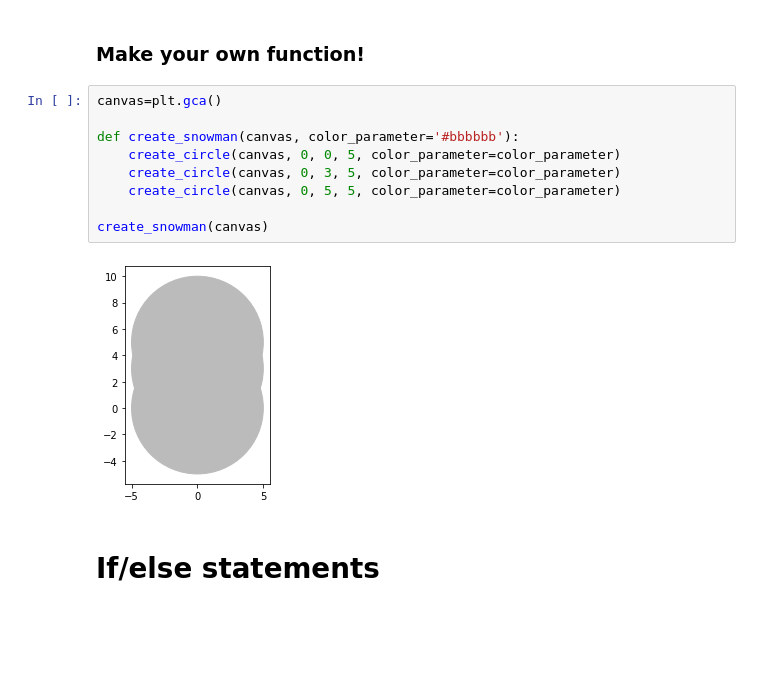
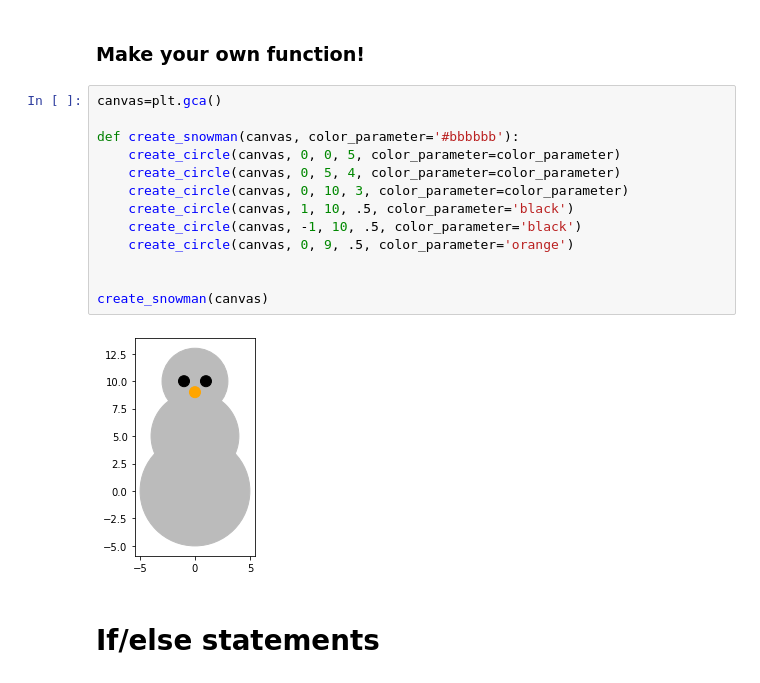
Before and after one commit to ekofman/CMM262Plan, a Jupyter notebook: Intro to Programming Examples.ipynb, the cells around one changed output. Saved outputs shown, nothing was run; the diff lists cells and outputs as text; blank space fills up the shorter version.

```diff
--- a/Intro to Programming Examples.ipynb
+++ b/Intro to Programming Examples.ipynb
@@ -19,14 +19,18 @@ create_circle(canvas, 3, 3, 4, color_parameter='red')
 # %%
 canvas=plt.gca()
 
 def create_snowman(canvas, color_parameter='#bbbbbb'):
     create_circle(canvas, 0, 0, 5, color_parameter=color_parameter)
-    create_circle(canvas, 0, 3, 5, color_parameter=color_parameter)
-    create_circle(canvas, 0, 5, 5, color_parameter=color_parameter)
+    create_circle(canvas, 0, 5, 4, color_parameter=color_parameter)
+    create_circle(canvas, 0, 10, 3, color_parameter=color_parameter)
+    create_circle(canvas, 1, 10, .5, color_parameter='black')
+    create_circle(canvas, -1, 10, .5, color_parameter='black')
+    create_circle(canvas, 0, 9, .5, color_parameter='orange')
+
 
 create_snowman(canvas)
 # %% [output]
-[figure, old version]
+[figure, new version]
 # %% [markdown]
 # If/else statements
 # %%
```
Also changed, not shown: 3 other files.
